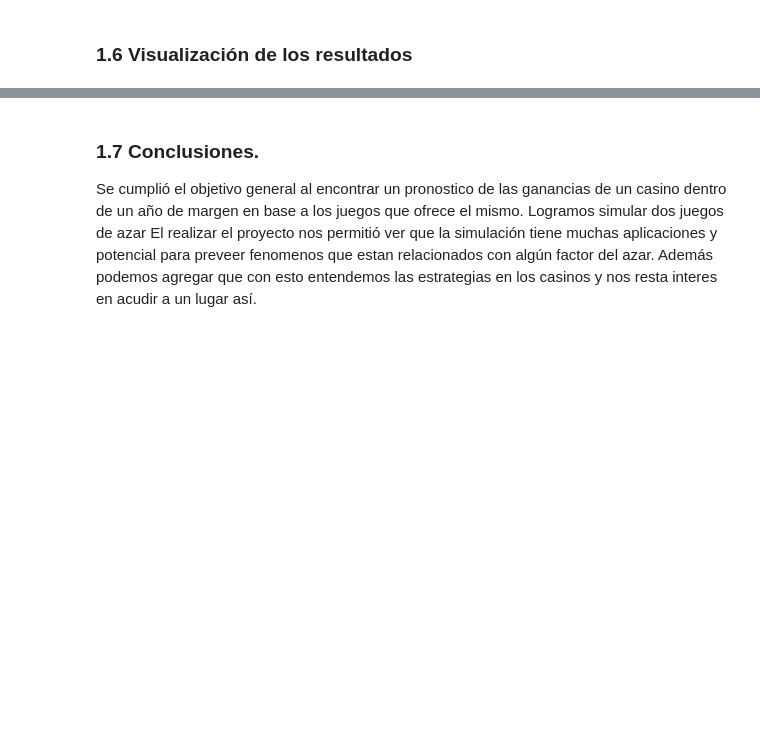
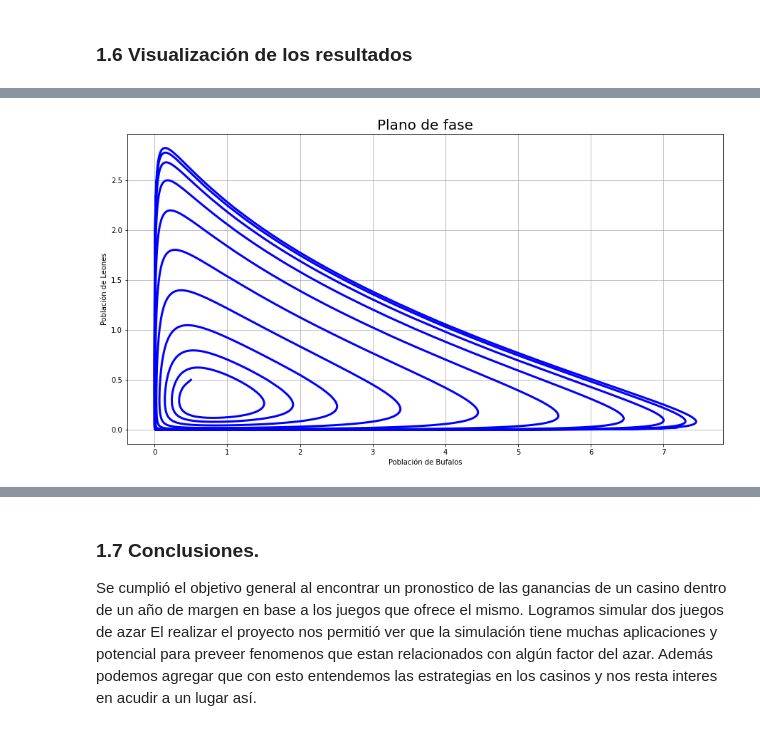
Before and after one commit to Palacios-F/ProyectoSim, a Jupyter notebook: PM3_CastilloL_PalaciosF.ipynb, the cells around one changed output, grey strips where cells are left out. Saved outputs shown, nothing was run; the diff lists cells and outputs as text; code cells hidden in the pictures; blank space fills up the shorter version.

```diff
--- a/PM3_CastilloL_PalaciosF.ipynb
+++ b/PM3_CastilloL_PalaciosF.ipynb
@@ -247 +246,11 @@ ax.plot(x1,x2,x3,ms=10)
+# %%
+plt.figure(figsize=(15,8))
+plt.title("Plano de fase", fontsize=20)
+plt.plot(soll[:,1],soll[:,2],"b", lw = 3)
+plt.xlabel("Población de Bufalos")
+plt.ylabel("Población de Leones")
+plt.grid()
+plt.show()
+# %% [output]
+[figure, added]
 # %%
```
Also changed, not shown: parts of 34 cells of this notebook.
